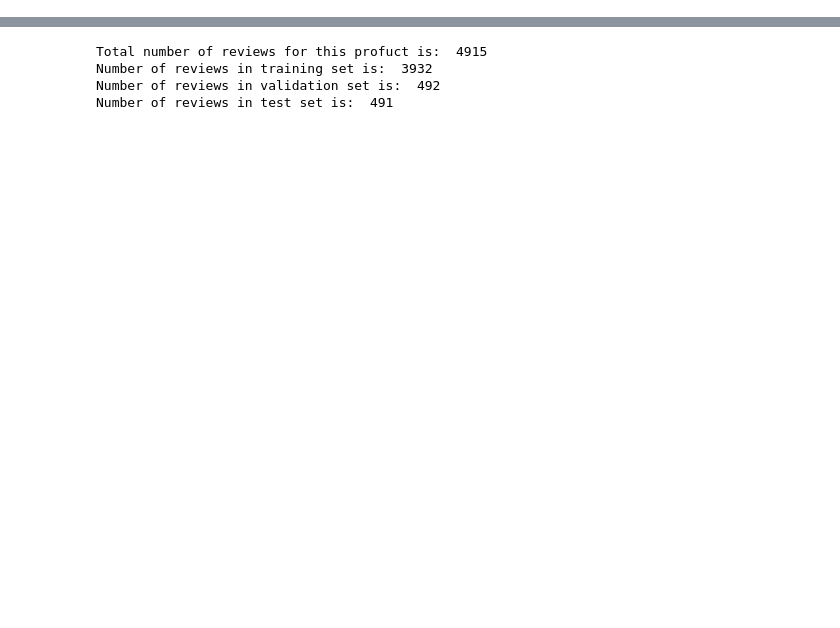
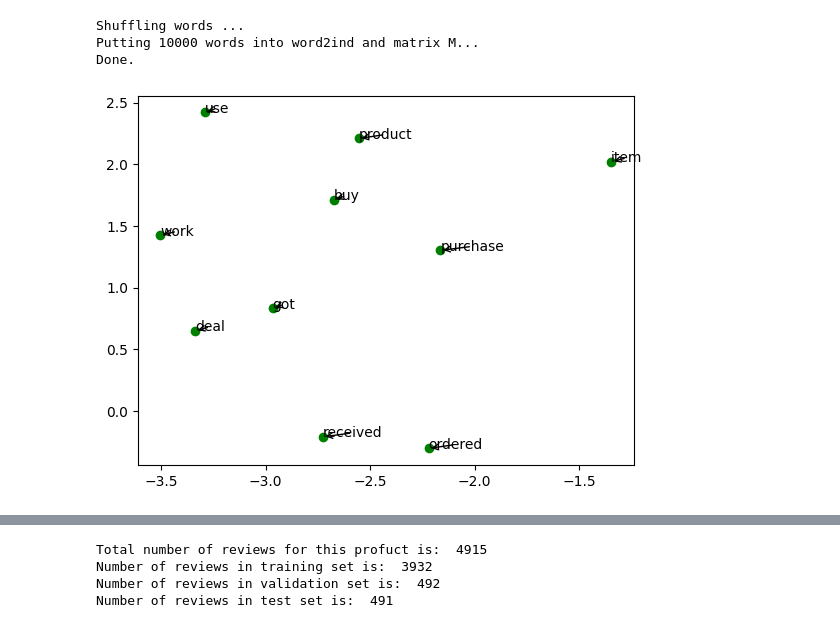
Before and after one commit to kaushikilango/stevens-nlp, a Jupyter notebook: HW1/src.ipynb, the cells around one changed output, grey strips where cells are left out. Cells and saved outputs as stored; diff of their text form; code cells hidden in the pictures; blank space fills up the shorter version.

```diff
--- a/HW1/src.ipynb
+++ b/HW1/src.ipynb
@@ -17,5 +91,14 @@ def get_vocab(corpus):
+# %%
+from matplotlib import pyplot as plt
+def plot_embeddings(M,word2index,words_to_plot):
+    for w in words_to_plot:
+        i = word2index[w]
+        plt.scatter(M[i][0],M[i][1],marker='o',color='green')
+        plt.annotate(w, (M[i][0],M[i][1]), arrowprops=dict(arrowstyle="->"))
 # %%
 reviews = pd.read_csv('amazon_reviews.csv')
 # %%
-corpus = reviews['reviewText'].tolist()
-get_vocab(corpus)
+corpus = reviews['reviewText'].fillna('').tolist()
+corpus = [clean_data(x) for x in corpus]
+vocab = get_vocab(corpus)
+M,w2i = compute_co_occurence_matrix(corpus)
@@ -59,0 +107,12 @@ reviews['reviewText'] = reviews['reviewText'].apply(lambda x: x.translate(transf
+# %%
+M_2,w2i_2 = get_matrix_of_vectors(wv_from_bin,vocab)
+# %% [output]
+Shuffling words ...
+Putting 10000 words into word2ind and matrix M...
+Done.
+# %%
+M_2 = reduce_to_k_dim(M_2)
+# %%
+plot_embeddings(M_2,w2i_2,['purchase','buy','work','got','ordered','received','product','item','deal','use'])
+# %% [output]
+[figure, added]
```
Also changed, not shown: parts of 18 cells of this notebook.
